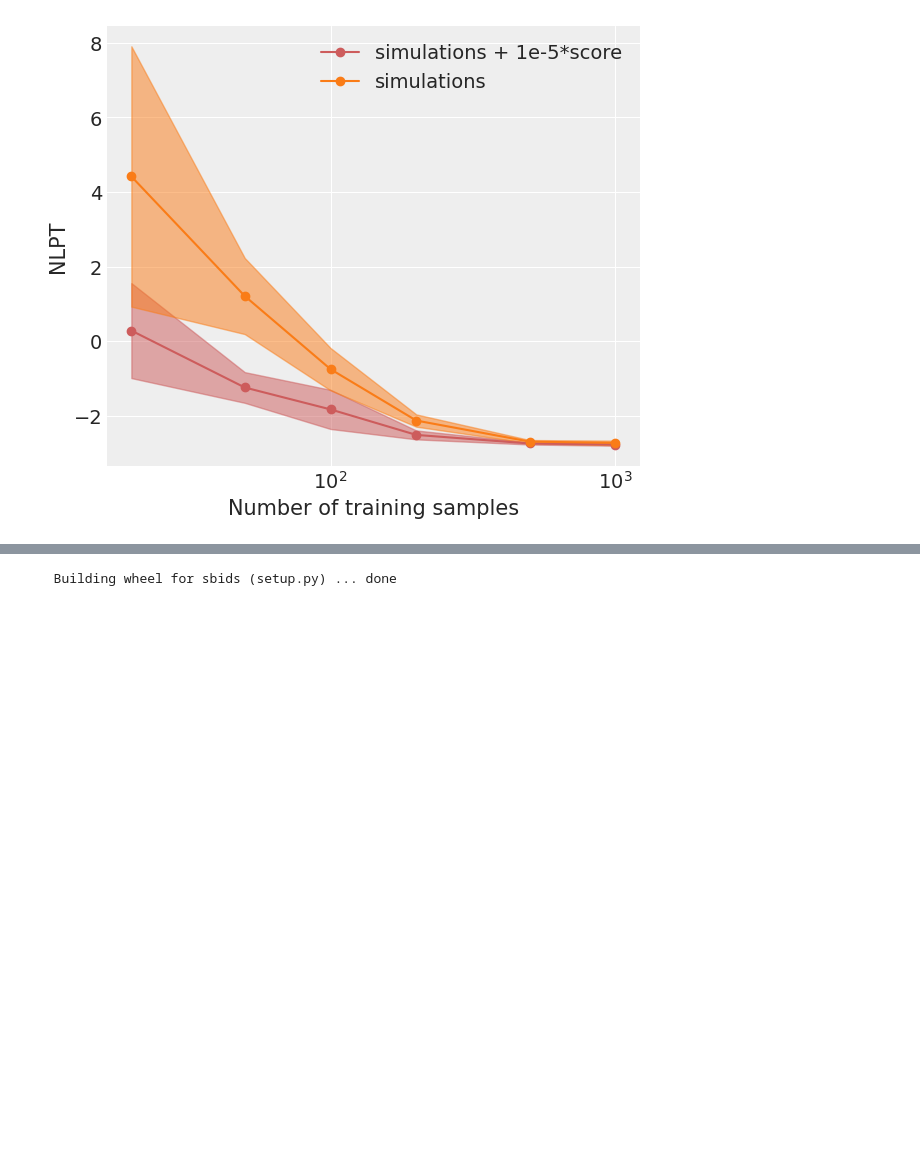
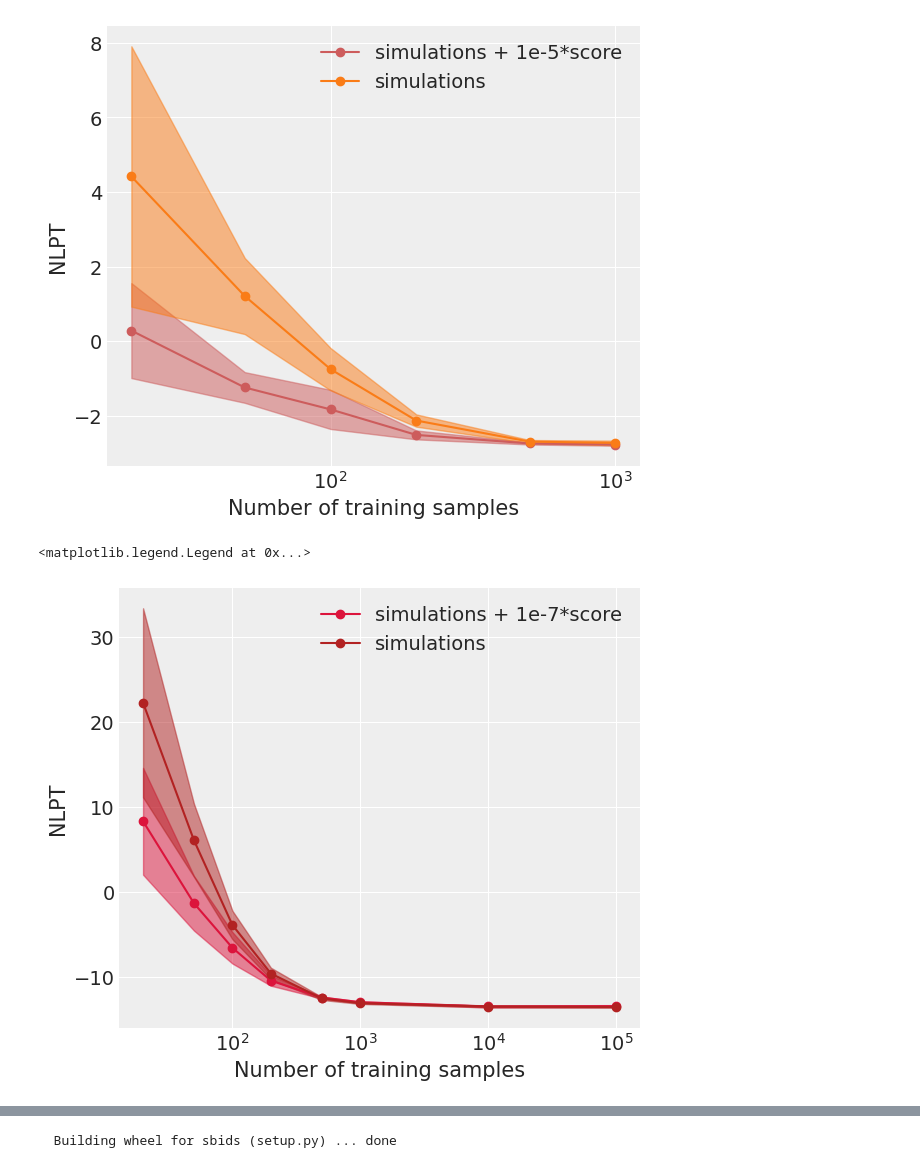
Before and after one commit to Justinezgh/SBI-Diff-Simulator, a Jupyter notebook: results/Plots_results.ipynb, the cells around one changed output, grey strips where cells are left out. Drawn from its saved outputs; the diff is of its cells as text; code cells hidden in the pictures; blank space fills up the shorter version.

```diff
--- a/results/Plots_results.ipynb
+++ b/results/Plots_results.ipynb
@@ -108,0 +99,18 @@ plt.savefig('twomoons_inference.pdf')
+# %%
+#lotka volterra with latent variables npe
+
+x = [20,50,100,200,500,1000,10000,100000]
+plt.figure(figsize=(6,5),dpi=100)
+plt.plot(x, mean_npe_with_latvar_nlp_with_score, c = 'crimson', marker = 'o', label = 'simulations + 1e-7*score')
+plt.fill_between(x,mean_npe_with_latvar_nlp_with_score - std_npe_with_latvar_nlp_with_score,
+                 mean_npe_with_latvar_nlp_with_score + std_npe_with_latvar_nlp_with_score,  color = 'crimson', alpha = 0.5)
+plt.plot(x, mean_npe_with_latvar_nlp_without_score, c = 'firebrick', marker = 'o', label = 'simulations')
+plt.fill_between(x,mean_npe_with_latvar_nlp_without_score - std_npe_with_latvar_nlp_without_score,
+                 mean_npe_with_latvar_nlp_without_score + std_npe_with_latvar_nlp_without_score,  color = 'firebrick', alpha = 0.5)
+plt.ylabel('NLPT')
+plt.xlabel('Number of training samples')
+plt.xscale('log')
+plt.legend()
+# %% [output]
+<matplotlib.legend.Legend at 0x...>
+[figure, added]
```
Also changed, not shown: parts of 16 cells of this notebook.
